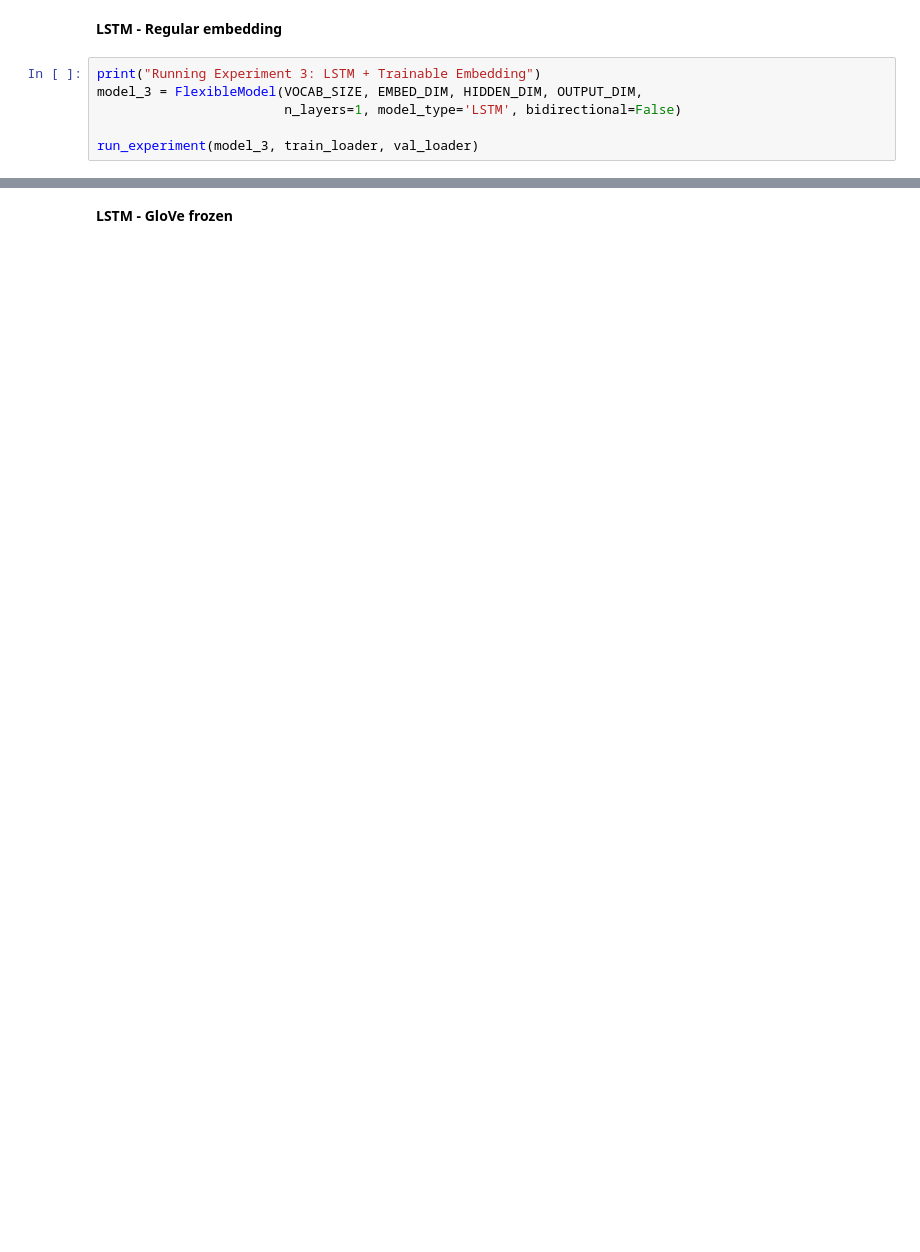
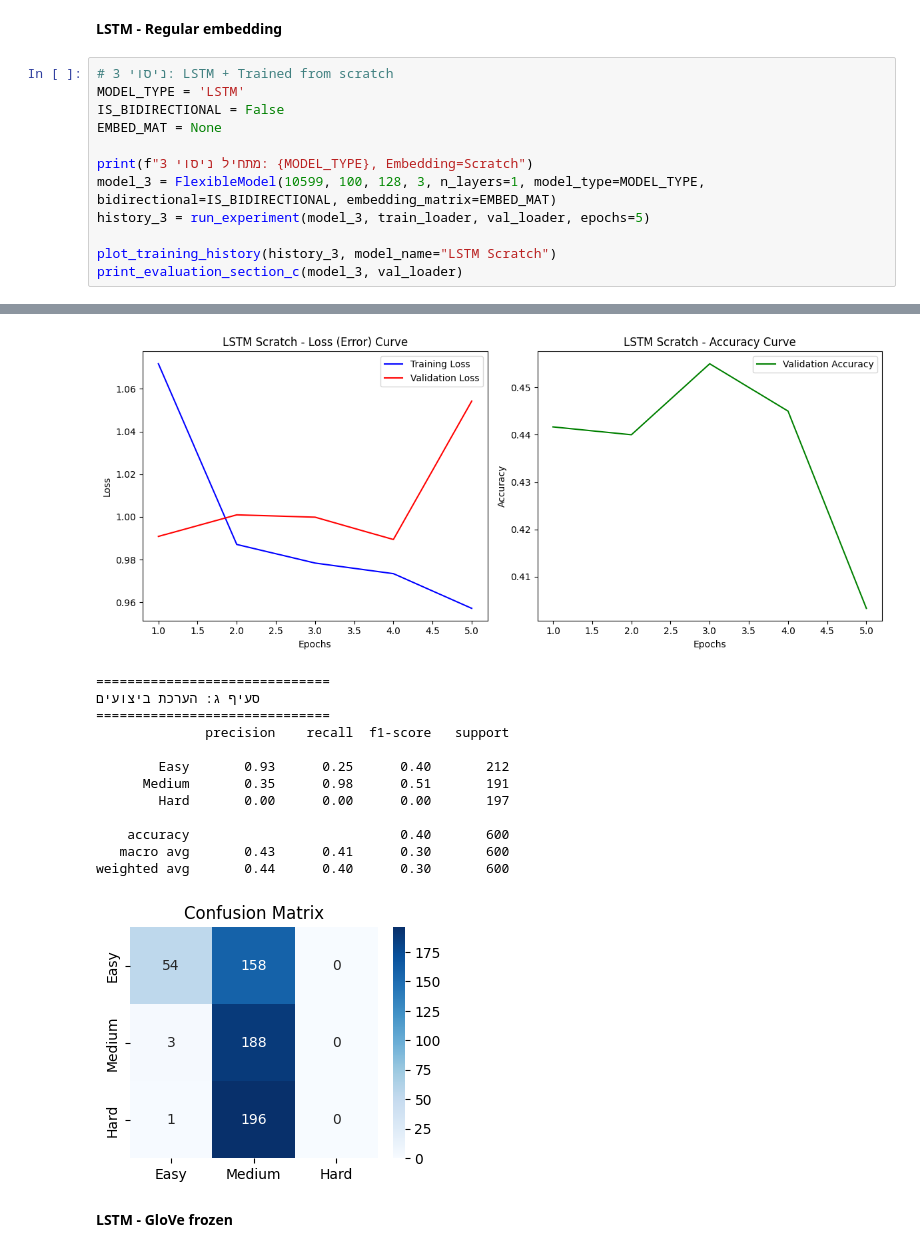
Before and after one commit to eliyahuav/NLP-project, a Jupyter notebook: PART5_Deep Learning for Text Classification.ipynb, the cells around one changed output, grey strips where cells are left out. Saved outputs shown, nothing was run; the diff lists cells and outputs as text; blank space fills up the shorter version.

```diff
--- a/PART5_Deep Learning for Text Classification.ipynb
+++ b/PART5_Deep Learning for Text Classification.ipynb
@@ -405,8 +543,15 @@ run_experiment(model_2, train_loader, val_loader)
 # %% [markdown]
 **LSTM - Regular embedding**
 # %%
-print("Running Experiment 3: LSTM + Trainable Embedding")
-model_3 = FlexibleModel(VOCAB_SIZE, EMBED_DIM, HIDDEN_DIM, OUTPUT_DIM,
-                        n_layers=1, model_type='LSTM', bidirectional=False)
+# ניסוי 3: LSTM + Trained from scratch
+MODEL_TYPE = 'LSTM'
+IS_BIDIRECTIONAL = False
+EMBED_MAT = None
 
-run_experiment(model_3, train_loader, val_loader)
+print(f"מתחיל ניסוי 3: {MODEL_TYPE}, Embedding=Scratch")
+model_3 = FlexibleModel(10599, 100, 128, 3, n_layers=1, model_type=MODEL_TYPE, bidirectional=IS_BIDIRECTIONAL, embedding_matrix=EMBED_MAT)
+history_3 = run_experiment(model_3, train_loader, val_loader, epochs=5)
+
+plot_training_history(history_3, model_name="LSTM Scratch")
+print_evaluation_section_c(model_3, val_loader)
+# %% [output]
@@ -413,3 +564,17 @@ run_experiment(model_3, train_loader, val_loader)
+[figure, added]
+==============================
+סעיף ג: הערכת ביצועים
+==============================
+              precision    recall  f1-score   support
+
+        Easy       0.93      0.25      0.40       212
+      Medium       0.35      0.98      0.51       191
+        Hard       0.00      0.00      0.00       197
+
+    accuracy                           0.40       600
+   macro avg       0.43      0.41      0.30       600
+weighted avg       0.44      0.40      0.30       600
+[figure, added]
 # %% [markdown]
 **LSTM - GloVe frozen**
 # %%
```
Also changed, not shown: parts of 13 cells of this notebook.
